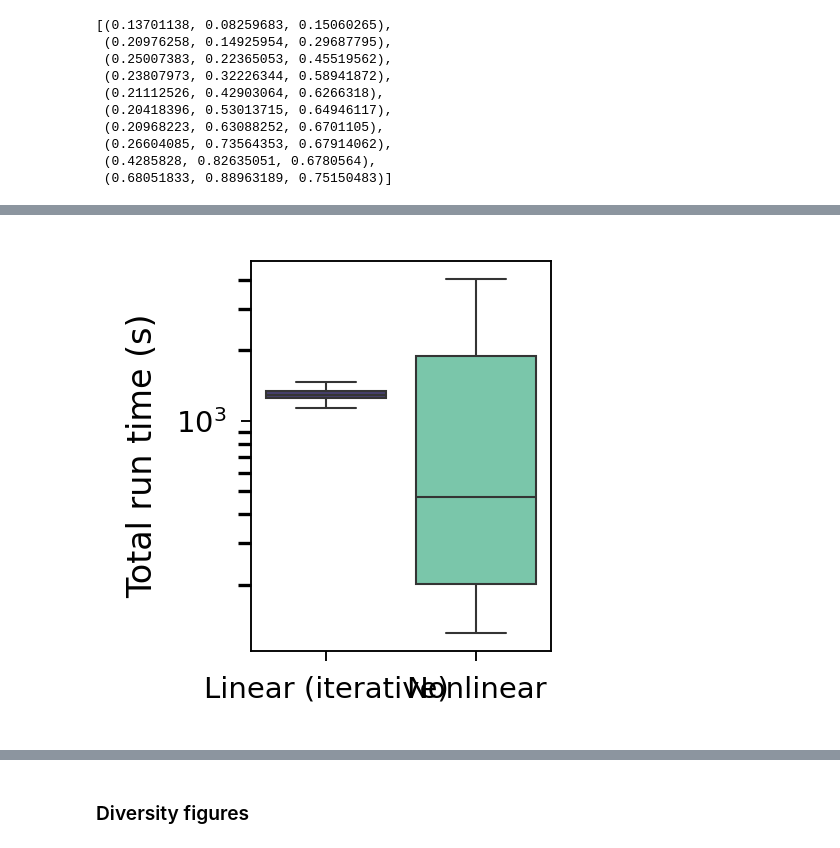
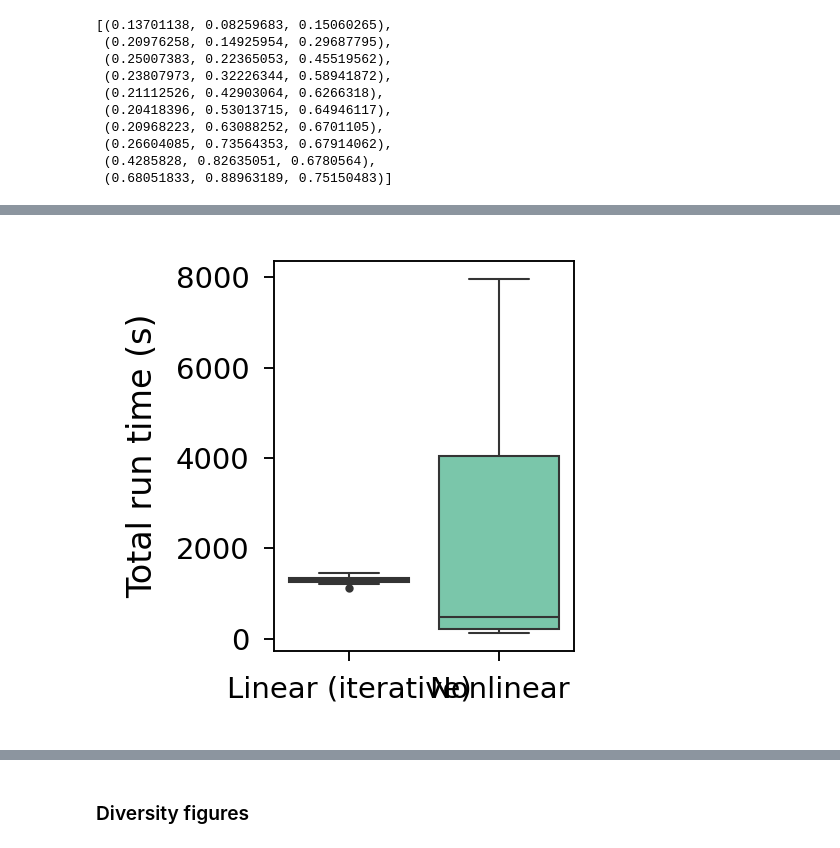
Before and after one commit to coleygroup/sparrow, a Jupyter notebook: examples/automoldesigner/figures/figures.ipynb, the cells around one changed output, grey strips where cells are left out. Cells and saved outputs as stored; diff of their text form; code cells hidden in the pictures.

Commit message:
figure size changes

```diff
--- a/examples/automoldesigner/figures/figures.ipynb
+++ b/examples/automoldesigner/figures/figures.ipynb
@@ -165,12 +165,12 @@ fig.savefig(fig_dir/f'er_vs_nrxns{ftype}',bbox_inches='tight', dpi=200, transpar
 # %%
 fig, ax = plt.subplots(1,1)
-sns.boxplot(data=df, x="Method", y="Run time", hue="Method", ax=ax, linewidth=0.5, fliersize=1, palette=method_colors, log_scale=True)
+sns.boxplot(data=df, x="Method", y="Run time", hue="Method", ax=ax, linewidth=0.5, fliersize=1, palette=method_colors) #, log_scale=True)
 plot_utils.set_size(ax=ax, w=1, h=1.3)
 ax.set_ylabel('Total run time (s)')
 ax.set_xlabel(None)
 fig.savefig(fig_dir/f'time_vs_method{ftype}',bbox_inches='tight', dpi=200, transparent=True)
 # %% [output]
-[figure, old version]
+[figure, new version]
 # %%
 df_common = df[['Method', 'max_rxns', 'Number targets']]
 storage = []
```
Also changed, not shown: parts of 5 cells of this notebook.
